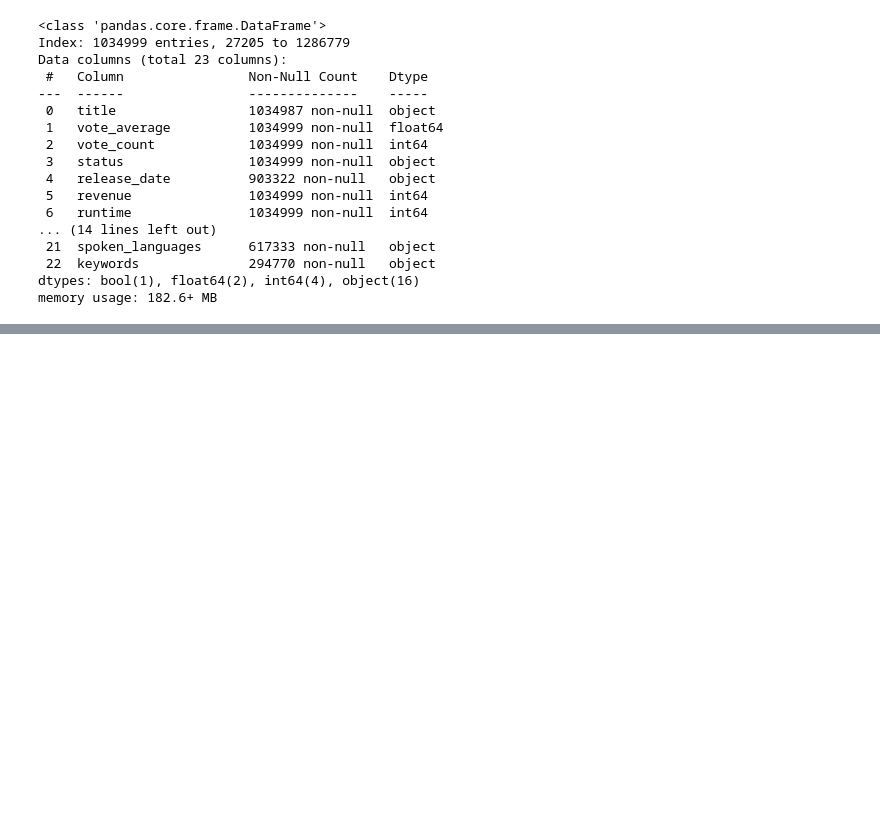
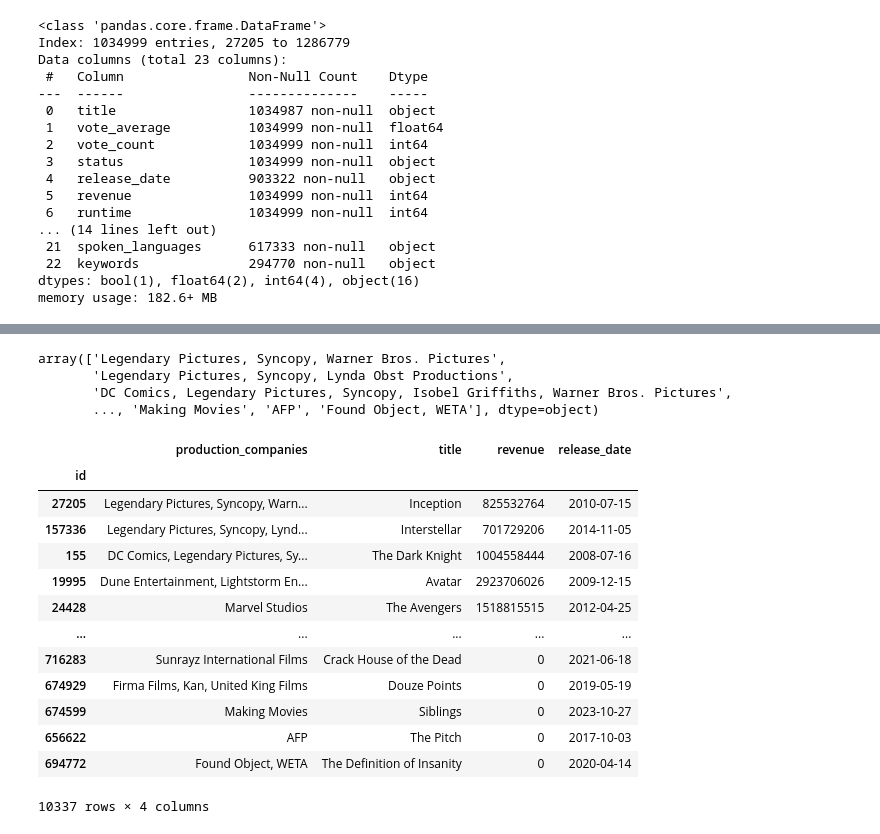
Before and after one commit to byshadowoz/Movies_Recomendation_by_prompt, a Jupyter notebook: processing.ipynb, the cells around one changed output, grey strips where cells are left out. Cells and saved outputs as stored; diff of their text form; code cells hidden in the pictures; blank space fills up the shorter version.

```diff
--- a/processing.ipynb
+++ b/processing.ipynb
@@ -91,2 +81,3 @@ df = df.drop(df[mask].index)
 # %%
-df[df.isnull().any(axis=1)].head()
+mask2 = df.isnull().any(axis=1)
+df = df.drop(df[mask2].index)
@@ -100,0 +104,30 @@ df[df.isnull().any(axis=1)].head()
+# %%
+df['release_date'] = pd.to_datetime(df['release_date'])
+# %%
+df['production_companies'].unique()
+# %% [output]
+array(['Legendary Pictures, Syncopy, Warner Bros. Pictures',
+       'Legendary Pictures, Syncopy, Lynda Obst Productions',
+       'DC Comics, Legendary Pictures, Syncopy, Isobel Griffiths, Warner Bros. Pictures',
+       ..., 'Making Movies', 'AFP', 'Found Object, WETA'], dtype=object)
+# %%
+mask = df[['production_companies', 'title', 'revenue', 'release_date']]
+# %%
+df3 = pd.DataFrame(mask)
+# %%
+df3
+# %% [output]
+|  | production_companies | title | revenue | release_date |
+| id |  |  |  |  |
+| 27205 | Legendary Pictures, Syncopy, Warn... | Inception | 825532764 | 2010-07-15 |
+| 157336 | Legendary Pictures, Syncopy, Lynd... | Interstellar | 701729206 | 2014-11-05 |
+| 155 | DC Comics, Legendary Pictures, Sy... | The Dark Knight | 1004558444 | 2008-07-16 |
+| 19995 | Dune Entertainment, Lightstorm En... | Avatar | 2923706026 | 2009-12-15 |
+| 24428 | Marvel Studios | The Avengers | 1518815515 | 2012-04-25 |
+| ... | ... | ... | ... | ... |
+| 716283 | Sunrayz International Films | Crack House of the Dead | 0 | 2021-06-18 |
+| 674929 | Firma Films, Kan, United King Films | Douze Points | 0 | 2019-05-19 |
+| 674599 | Making Movies | Siblings | 0 | 2023-10-27 |
+| 656622 | AFP | The Pitch | 0 | 2017-10-03 |
+| 694772 | Found Object, WETA | The Definition of Insanity | 0 | 2020-04-14 |
+10337 rows × 4 columns
```
Also changed, not shown: parts of 12 cells of this notebook.
